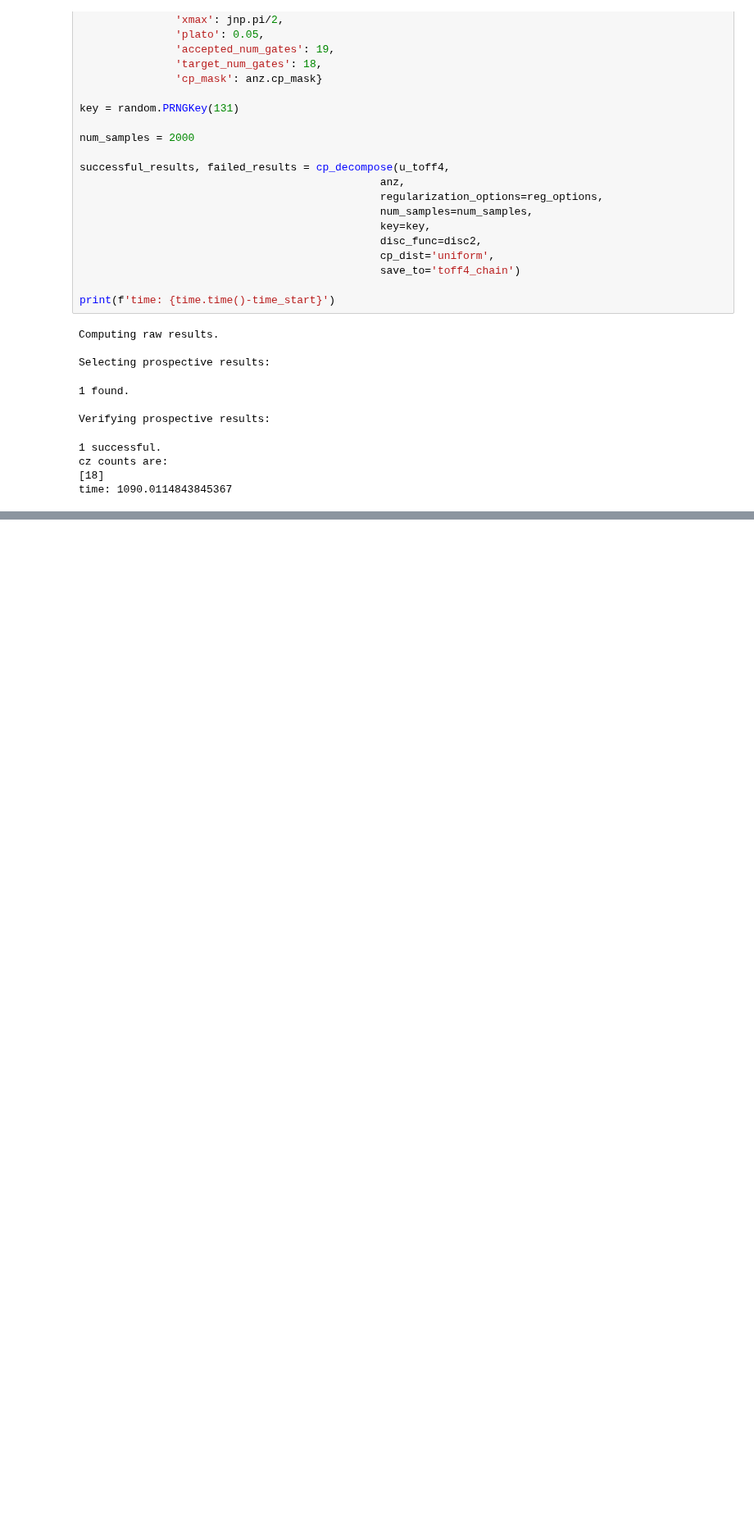
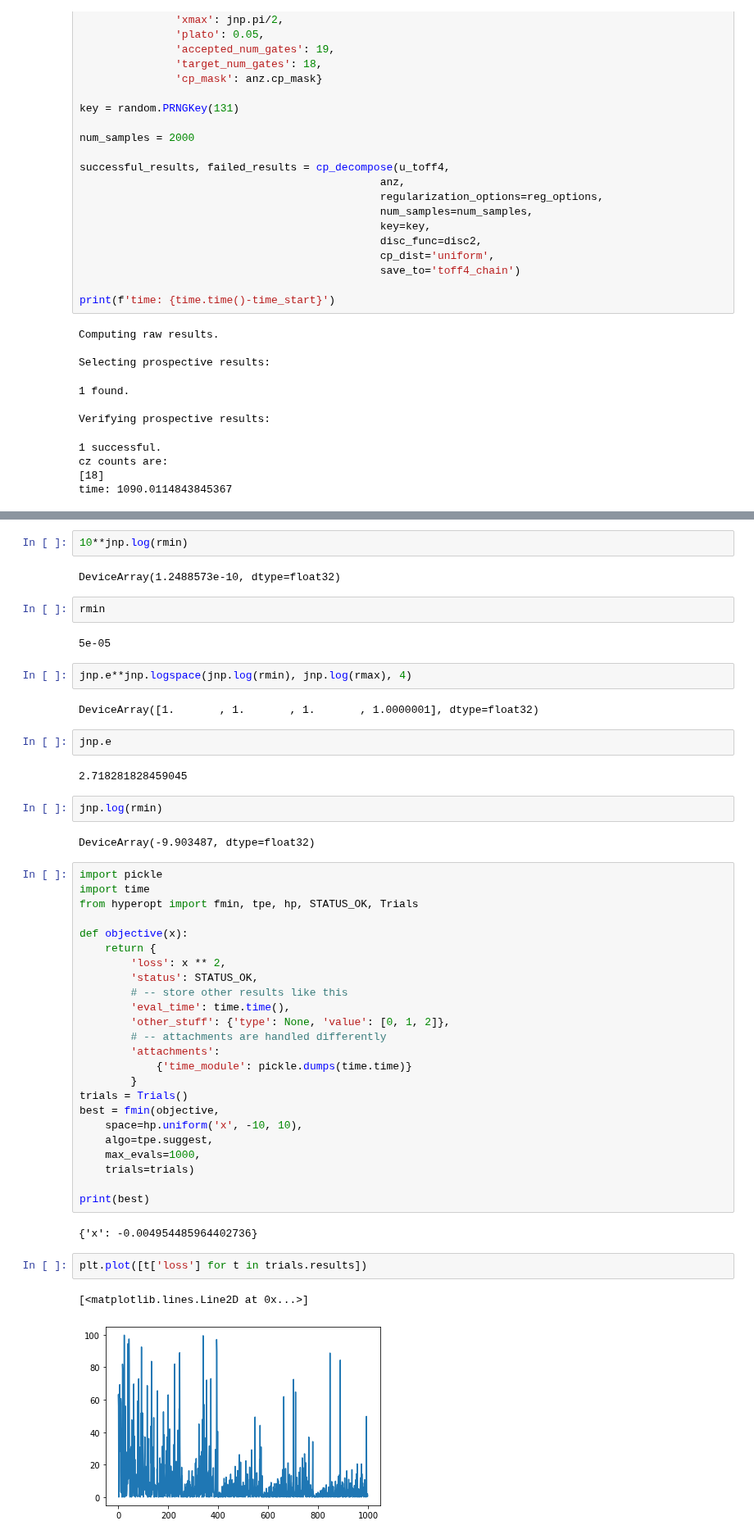
Before and after one commit to idnm/cpflow, a Jupyter notebook: hyperopt.ipynb, the cells around one changed output, grey strips where cells are left out. Shown at 82% size. Cells and saved outputs as stored; diff of their text form; blank space fills up the shorter version.

```diff
--- a/hyperopt.ipynb
+++ b/hyperopt.ipynb
@@ -277,0 +389,51 @@ time: 1090.0114843845367
+# %%
+10**jnp.log(rmin)
+# %% [output]
+DeviceArray(1.2488573e-10, dtype=float32)
+# %%
+rmin
+# %% [output]
+5e-05
+# %%
+jnp.e**jnp.logspace(jnp.log(rmin), jnp.log(rmax), 4)
+# %% [output]
+DeviceArray([1.       , 1.       , 1.       , 1.0000001], dtype=float32)
+# %%
+jnp.e
+# %% [output]
+2.718281828459045
+# %%
+jnp.log(rmin)
+# %% [output]
+DeviceArray(-9.903487, dtype=float32)
+# %%
+import pickle
+import time
+from hyperopt import fmin, tpe, hp, STATUS_OK, Trials
+
+def objective(x):
+    return {
+        'loss': x ** 2,
+        'status': STATUS_OK,
+        # -- store other results like this
+        'eval_time': time.time(),
+        'other_stuff': {'type': None, 'value': [0, 1, 2]},
+        # -- attachments are handled differently
+        'attachments':
+            {'time_module': pickle.dumps(time.time)}
+        }
+trials = Trials()
+best = fmin(objective,
+    space=hp.uniform('x', -10, 10),
+    algo=tpe.suggest,
+    max_evals=1000,
+    trials=trials)
+
+print(best)
+# %% [output]
+{'x': -0.004954485964402736}
+# %%
+plt.plot([t['loss'] for t in trials.results])
+# %% [output]
+[<matplotlib.lines.Line2D at 0x...>]
+[figure, added]
```
Also changed, not shown: parts of 8 cells of this notebook, 2 other files.
